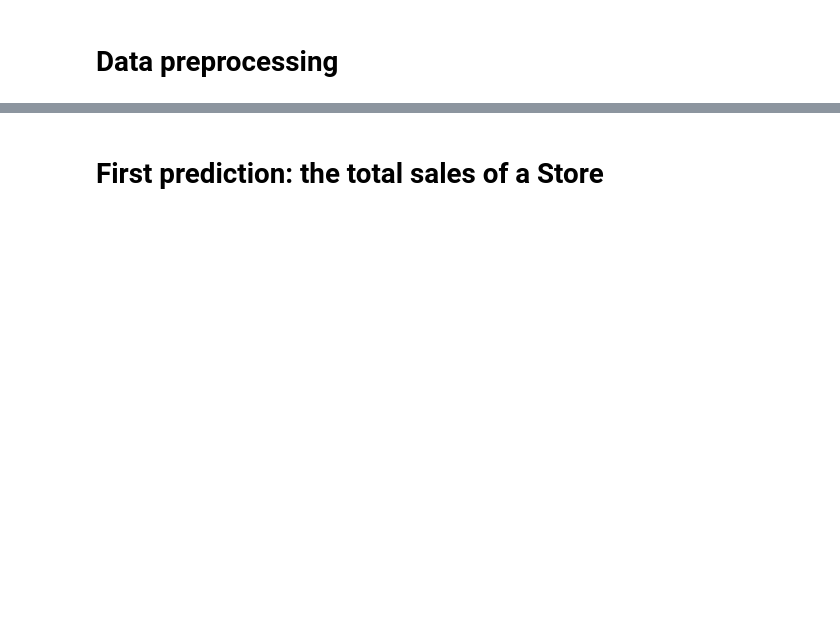
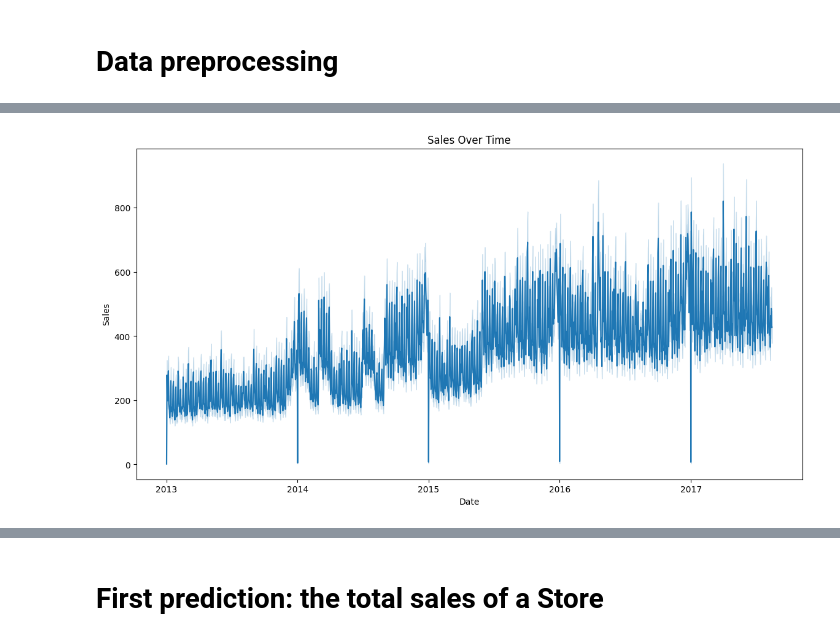
Before and after one commit to antonnyvictor18/data-mining, a Jupyter notebook: TP2/notebook.ipynb, the cells around one changed output, grey strips where cells are left out. Saved outputs shown, nothing was run; the diff lists cells and outputs as text; code cells hidden in the pictures; blank space fills up the shorter version.

```diff
--- a/TP2/notebook.ipynb
+++ b/TP2/notebook.ipynb
@@ -212,0 +173,95 @@ plt.show()
+# %%
+# Plotting Sales Over Time
+plt.figure(figsize=(14, 7))
+sns.lineplot(x='date', y='sales', data=df[['date', 'sales']])
+plt.title('Sales Over Time')
+plt.xlabel('Date')
+plt.ylabel('Sales')
+plt.show()
+
+# Sales Distribution by Store
+plt.figure(figsize=(14, 7))
+sns.boxplot(x='store_nbr', y='sales', data=df[['store_nbr', 'sales']])
+plt.title('Sales Distribution by Store')
+plt.xlabel('Store Number')
+plt.ylabel('Sales')
+plt.xticks(rotation=90)
+plt.show()
+
+# Sales by Product Family
+plt.figure(figsize=(14, 7))
+sns.barplot(x='family', y='sales', data=df[['family', 'sales']], estimator=sum)
+plt.title('Total Sales by Product Family')
+plt.xlabel('Product Family')
+plt.ylabel('Total Sales')
+plt.xticks(rotation=90)
+plt.show()
+
+# Promotion Effect on Sales
+plt.figure(figsize=(14, 7))
+sns.boxplot(x='onpromotion', y='sales', data=df[['onpromotion', 'sales']])
+plt.title('Promotion Effect on Sales')
+plt.xlabel('Number of Promotions')
+plt.ylabel('Sales')
+plt.xticks(rotation=90)
+plt.show()
+
+# Holiday Impact on Sales
+plt.figure(figsize=(14, 7))
+sns.boxplot(x='is_holiday', y='sales', data=df[['is_holiday', 'sales']])
+plt.title('Holiday Impact on Sales')
+plt.xlabel('Is Holiday')
+plt.ylabel('Sales')
+plt.show()
+
+# Sales by City
+plt.figure(figsize=(14, 7))
+sns.barplot(x='city', y='sales', data=df[['city','sales']], estimator=sum)
+plt.title('Total Sales by City')
+plt.xlabel('City')
+plt.ylabel('Total Sales')
+plt.xticks(rotation=90)
+plt.show()
+
+# Sales by State
+plt.figure(figsize=(14, 7))
+sns.barplot(x='state', y='sales', data=df[['state','sales']], estimator=sum)
+plt.title('Total Sales by State')
+plt.xlabel('State')
+plt.ylabel('Total Sales')
+plt.xticks(rotation=90)
+plt.show()
+
+# Average Daily Sales by Day of the Week
+plt.figure(figsize=(14, 7))
+sns.lineplot(x='day_of_week', y='sales', data=df[['day_of_week','sales']], estimator='mean', ci=None)
+plt.title('Average Daily Sales by Day of the Week')
+plt.xlabel('Day of the Week')
+plt.ylabel('Average Sales')
+plt.xticks(rotation=45)
+plt.show()
+
+# Weekend Impact on Sales
+plt.figure(figsize=(14, 7))
+sns.boxplot(x='is_weekend', y='sales', data=df[['is_weekend', 'sales']])
+plt.title('Weekend Impact on Sales')
+plt.xlabel('Is Weekend')
+plt.ylabel('Sales')
+plt.show()
+
+# Oil Price Impact on Sales
+plt.figure(figsize=(14, 7))
+sns.scatterplot(x='dcoilwtico', y='sales', data=df[['dcoilwtico', 'sales']])
+plt.title('Oil Price Impact on Sales')
+plt.xlabel('Oil Price')
+plt.ylabel('Sales')
+plt.show()
+
+# Correlation Heatmap
+plt.figure(figsize=(14, 7))
+corr = df.corr(numeric_only=True, method='spearman')
+sns.heatmap(corr, annot=True, cmap='coolwarm', fmt='.2f')
+plt.title('Correlation Heatmap')
+plt.show()
+# %% [output]
+[figure, added]
```
Also changed, not shown: parts of 19 cells of this notebook, 9 other files.
